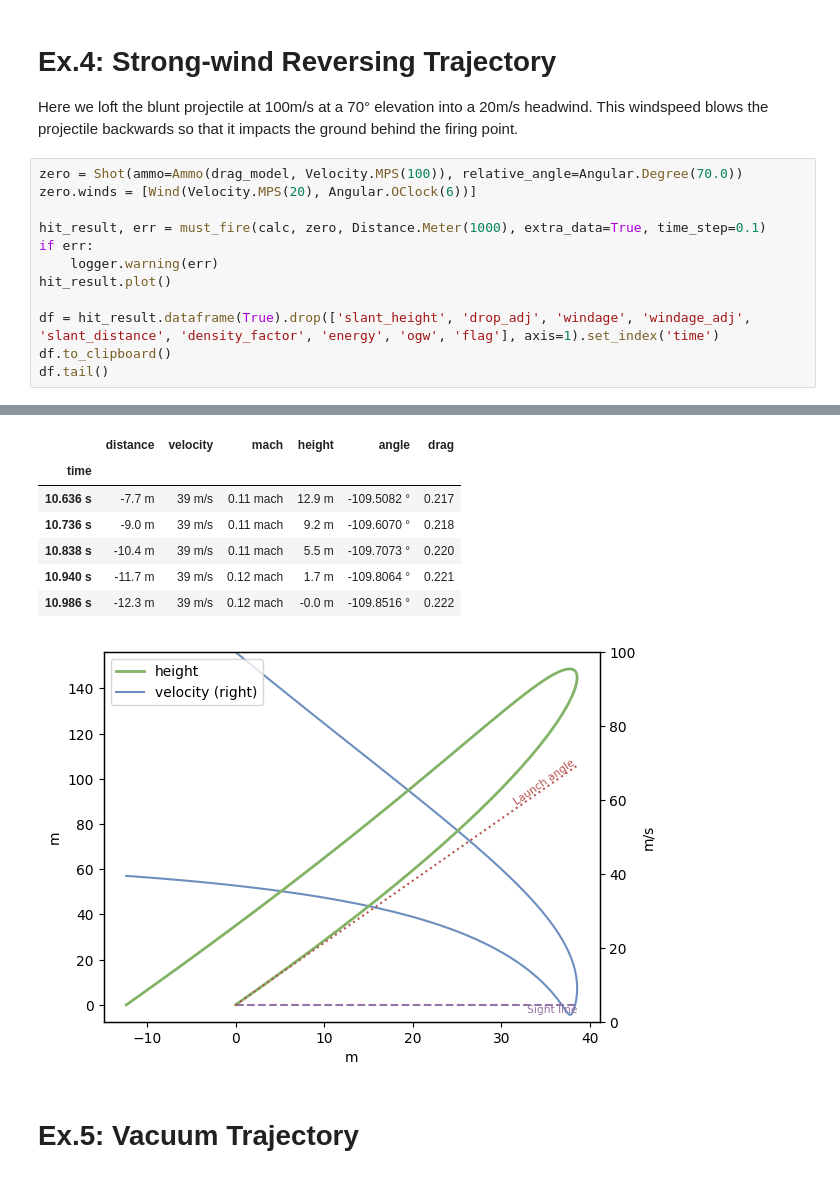
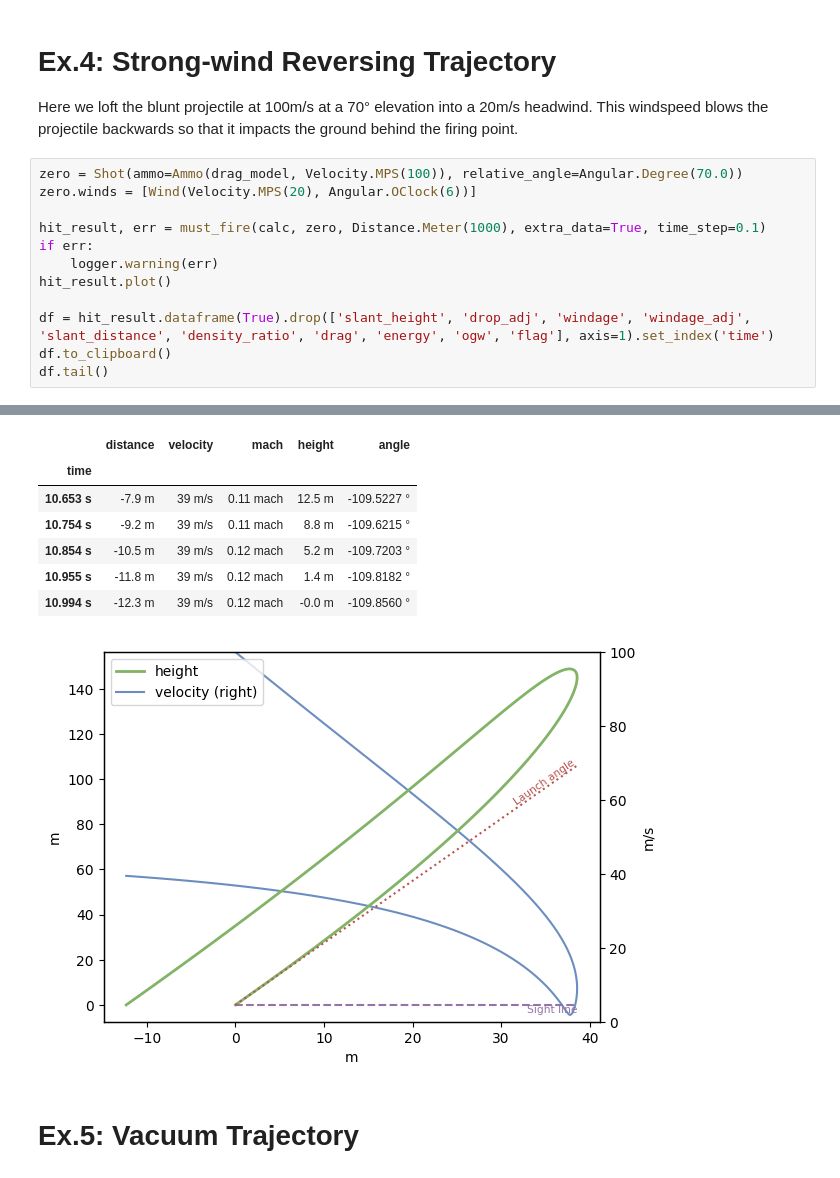
Before and after one commit to o-murphy/py-ballisticcalc, a Jupyter notebook: examples/ExtremeExamples.ipynb, the cells around one changed output, grey strips where cells are left out. Drawn from its saved outputs; the diff is of its cells as text.

```diff
--- a/ExtremeExamples.ipynb
+++ b/examples/ExtremeExamples.ipynb
@@ -121,7 +124,7 @@ if err:
     logger.warning(err)
 hit_result.plot()
 
-df = hit_result.dataframe(True).drop(['slant_height', 'drop_adj', 'windage', 'windage_adj', 'slant_distance', 'density_factor', 'energy', 'ogw', 'flag'], axis=1).set_index('time')
+df = hit_result.dataframe(True).drop(['slant_height', 'drop_adj', 'windage', 'windage_adj', 'slant_distance', 'density_ratio', 'drag', 'energy', 'ogw', 'flag'], axis=1).set_index('time')
 df.to_clipboard()
 df.tail()
 # %% [output]
@@ -129,10 +133,10 @@ WARNING:py_balcalc:Max range not reached: (Minimum altitude reached), last dista
-|  | distance | velocity | mach | height | angle | drag |
-| time |  |  |  |  |  |  |
-| 10.636 s | -7.7 m | 39 m/s | 0.11 mach | 12.9 m | -109.5082 ° | 0.217 |
-| 10.736 s | -9.0 m | 39 m/s | 0.11 mach | 9.2 m | -109.6070 ° | 0.218 |
-| 10.838 s | -10.4 m | 39 m/s | 0.11 mach | 5.5 m | -109.7073 ° | 0.220 |
-| 10.940 s | -11.7 m | 39 m/s | 0.12 mach | 1.7 m | -109.8064 ° | 0.221 |
-| 10.986 s | -12.3 m | 39 m/s | 0.12 mach | -0.0 m | -109.8516 ° | 0.222 |
+|  | distance | velocity | mach | height | angle |
+| time |  |  |  |  |  |
+| 10.653 s | -7.9 m | 39 m/s | 0.11 mach | 12.5 m | -109.5227 ° |
+| 10.754 s | -9.2 m | 39 m/s | 0.11 mach | 8.8 m | -109.6215 ° |
+| 10.854 s | -10.5 m | 39 m/s | 0.12 mach | 5.2 m | -109.7203 ° |
+| 10.955 s | -11.8 m | 39 m/s | 0.12 mach | 1.4 m | -109.8182 ° |
+| 10.994 s | -12.3 m | 39 m/s | 0.12 mach | -0.0 m | -109.8560 ° |
 [figure]
 # %% [markdown]
 # Ex.5: Vacuum Trajectory
```
Also changed, not shown: parts of 9 cells of this notebook, 37 other files.
